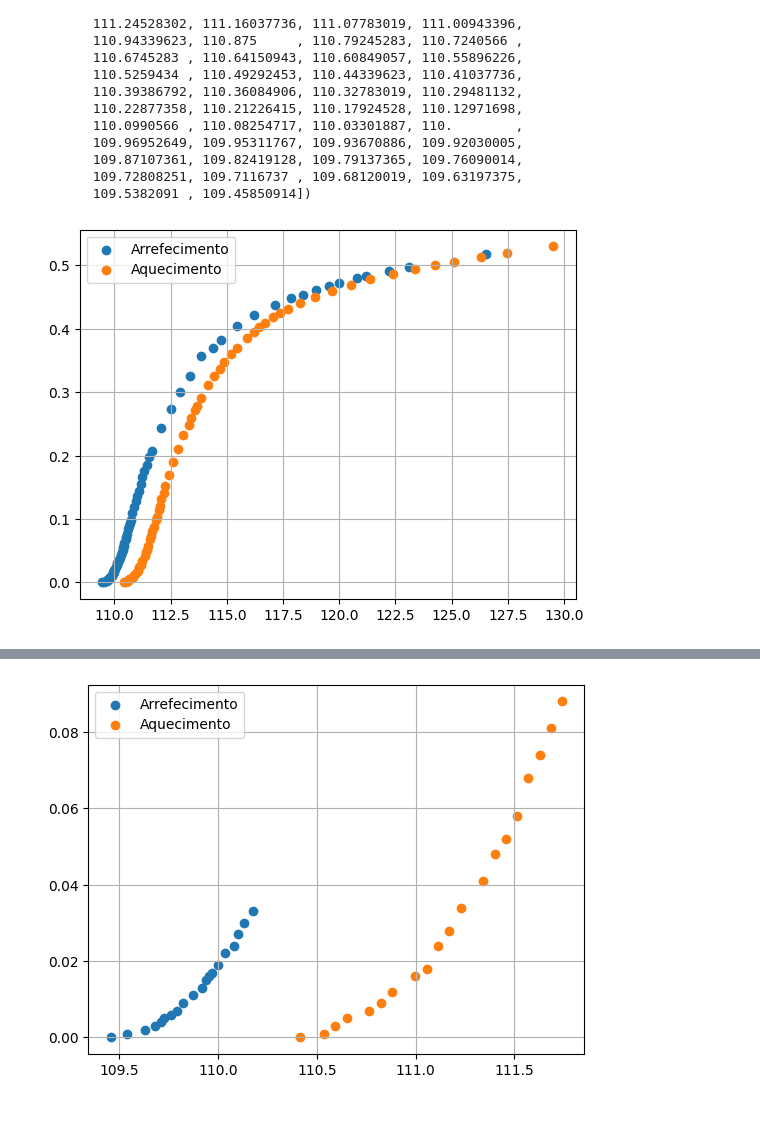
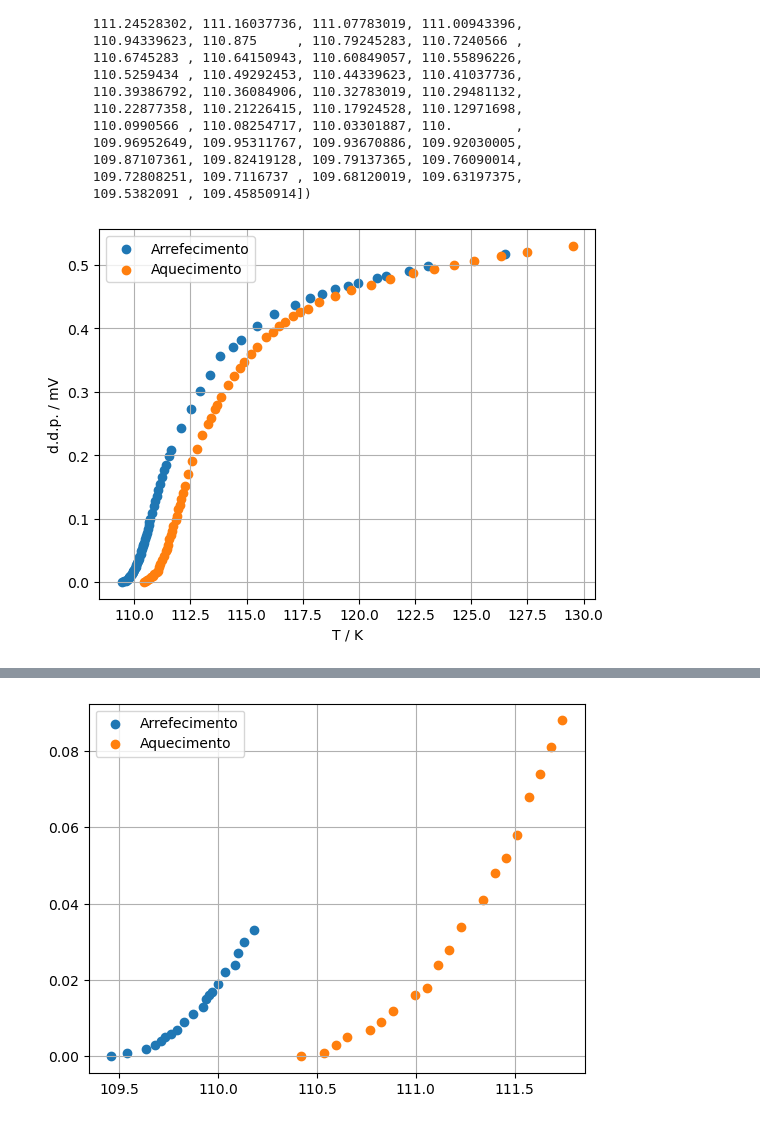
Before and after one commit to MRDias12/LabsIII, a Jupyter notebook: PLs/PL10/PL10/AnaliseDadosSC.ipynb, the cells around one changed output, grey strips where cells are left out. Drawn from its saved outputs; the diff is of its cells as text; code cells hidden in the pictures.

```diff
--- a/PLs/PL10/PL10/AnaliseDadosSC.ipynb
+++ b/PLs/PL10/PL10/AnaliseDadosSC.ipynb
@@ -67,8 +67,10 @@ array([126.51318945, 123.08978032, 122.21107927, 121.18911175,
 # %%
 plt.scatter(T1, V1, label = "Arrefecimento")
 plt.scatter(T2, V2, label = "Aquecimento")
 plt.legend()
+plt.xlabel('T / K')
+plt.ylabel('d.d.p. / mV')
 plt.grid()
 plt.show()
 # %% [output]
-[figure, old version]
+[figure, new version]
```
Also changed, not shown: parts of 5 cells of this notebook.
